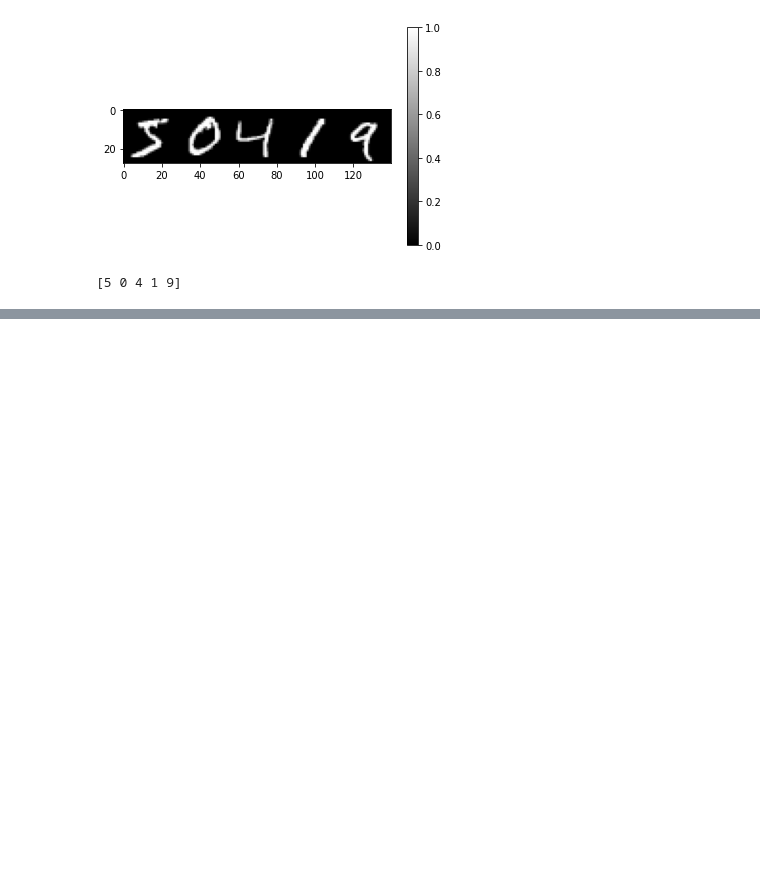
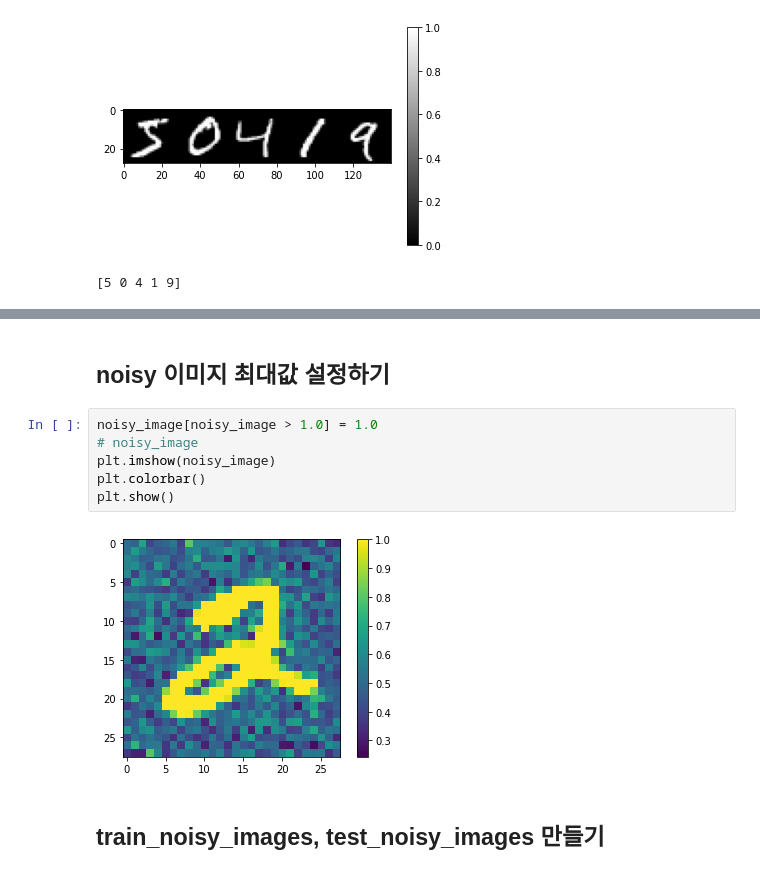
Before and after one commit to baelanche/Deep_learning_introduction, a Jupyter notebook: 1.손글씨 이미지 분류/RNN을_이용하여_손글씨_이미지_분류하기.ipynb, the cells around one changed output, grey strips where cells are left out. Drawn from its saved outputs; the diff is of its cells as text; blank space fills up the shorter version.

```diff
--- a/1.손글씨 이미지 분류/RNN을_이용하여_손글씨_이미지_분류하기.ipynb
+++ b/1.손글씨 이미지 분류/RNN을_이용하여_손글씨_이미지_분류하기.ipynb
@@ -146,0 +194,12 @@ print(train_labels[:5])
+# %% [markdown]
+## noisy 이미지 최대값 설정하기
+# %%
+noisy_image[noisy_image > 1.0] = 1.0
+# noisy_image
+plt.imshow(noisy_image)
+plt.colorbar()
+plt.show()
+# %% [output]
+[figure, added]
+# %% [markdown]
+## train_noisy_images, test_noisy_images 만들기
```
Also changed, not shown: parts of 21 cells of this notebook.
